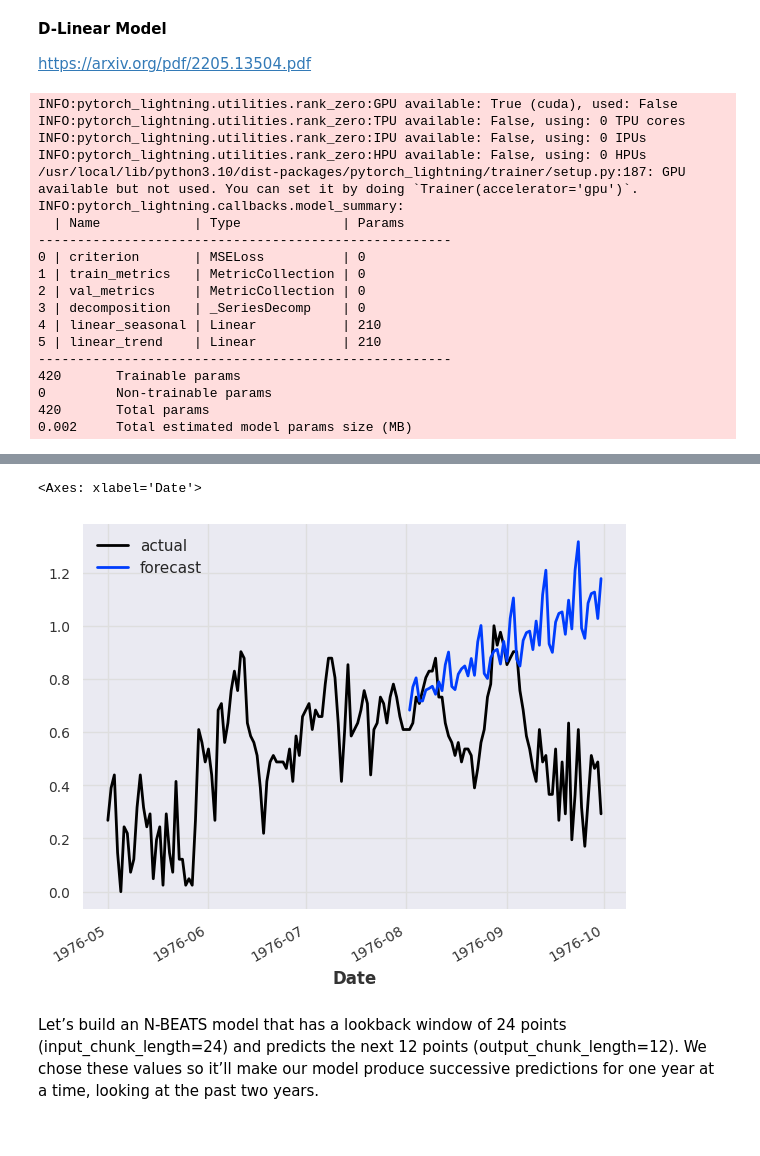
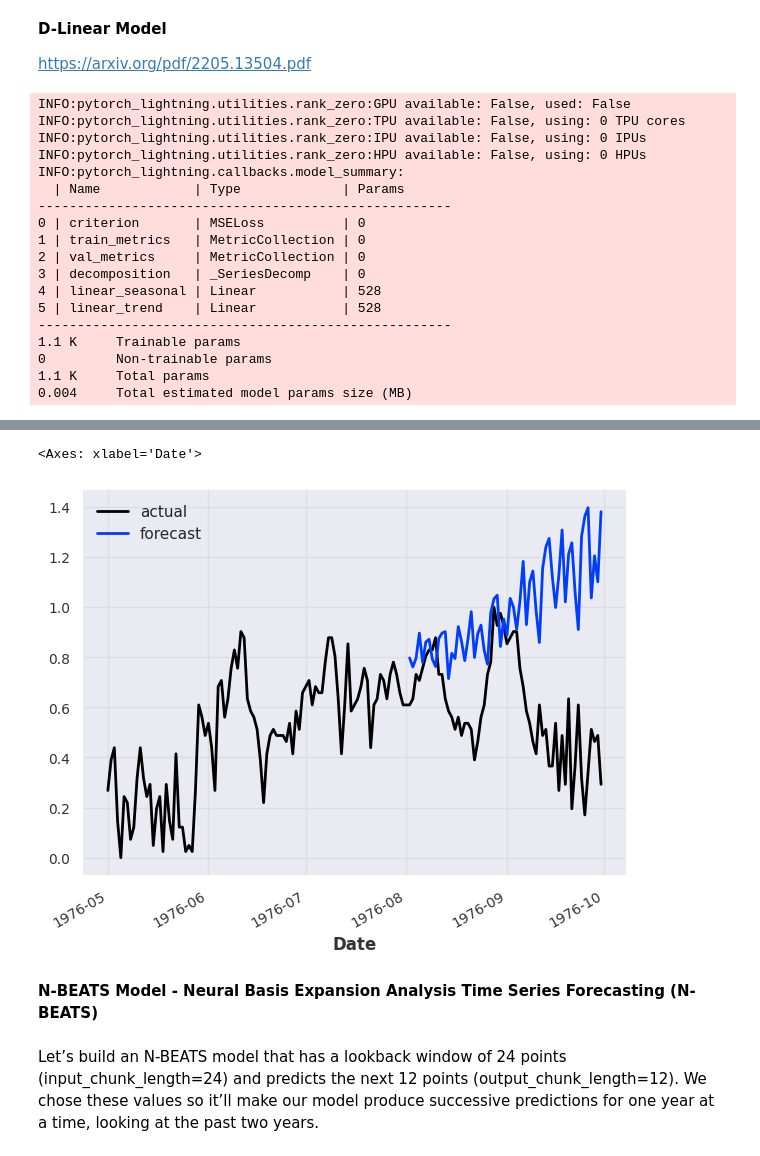
Before and after one commit to myconcordia/A2I2, a Jupyter notebook: Darts_AirQuality.ipynb, the cells around one changed output, grey strips where cells are left out. Cells and saved outputs as stored; diff of their text form; code cells hidden in the pictures.

```diff
--- a/Darts_AirQuality.ipynb
+++ b/Darts_AirQuality.ipynb
@@ -777,0 +933,14 @@ from darts.models import (
+# %%
+# define random forest model
+model = RandomForest(lags=32, output_chunk_length=12, n_estimators=100, criterion="absolute_error")
+
+# fit ARIMA model
+model.fit(train)
+
+# predict the next 60 instances (n=horizon)
+pred = model.predict(n=60)
+
+# plot the actual data
+series.plot(label="actual")
+# overlay the actual data with the predictions
+pred.plot(label="forecast")
@@ -778,5 +952,5 @@ from darts.models import (
 # %%
-model = XGBModel(lags=7, #  number of lagged target values used to predict the next time step
+model = XGBModel(lags=6, #  number of lagged target values used to predict the next time step
                  n_estimators=100, # number of trees in the model
                 max_depth=6) # maximum depth of the tree - used to control overfitting, too deep and noise of the data will be learned
 
@@ -798,12 +972,15 @@ pred.plot(label="forecast")
 # %%
-from os import preadv
-model = XGBModel(lags=80)
+# optionally, use some future covariates; e.g. the value of the day encoded as a sine and cosine series
+future_cov = datetime_attribute_timeseries(series, "day", cyclic=True, add_length=6)
 
-# fit the xgb model
-model.fit(train)
+#Define the RNN model (“RNN”, “LSTM” or “GRU”))
+model = RNNModel(model="RNN", input_chunk_length=6, training_length=24, n_epochs=50)
+
+#Fit the RNN model
+model.fit(train, future_covariates=future_cov)
 
 # predict the next 60 instances (n=horizon)
-pred = model.predict(n=60)
+pred = model.predict(n=60, future_covariates=future_cov)
 
 # plot the actual data
 series.plot(label="actual")
@@ -818,8 +1017,8 @@ pred.plot(label="forecast")
 https://arxiv.org/pdf/2205.13504.pdf
 # %%
 model = DLinearModel(
-    input_chunk_length=20,
-    output_chunk_length=10,
+    input_chunk_length=32,
+    output_chunk_length=16,
     n_epochs=50,
     random_state=0,
     **generate_torch_kwargs()
@@ -836,11 +1035,10 @@ series.plot(label="actual")
 # overlay the actual data with the predictions
 pred.plot(label="forecast")
 # %% [output]
-INFO:pytorch_lightning.utilities.rank_zero:GPU available: True (cuda), used: False
+INFO:pytorch_lightning.utilities.rank_zero:GPU available: False, used: False
 INFO:pytorch_lightning.utilities.rank_zero:TPU available: False, using: 0 TPU cores
 INFO:pytorch_lightning.utilities.rank_zero:IPU available: False, using: 0 IPUs
 INFO:pytorch_lightning.utilities.rank_zero:HPU available: False, using: 0 HPUs
-/usr/local/lib/python3.10/dist-packages/pytorch_lightning/trainer/setup.py:187: GPU available but not used. You can set it by doing `Trainer(accelerator='gpu')`.
 INFO:pytorch_lightning.callbacks.model_summary:
   | Name            | Type             | Params
 -----------------------------------------------------
@@ -848,11 +1046,11 @@ INFO:pytorch_lightning.callbacks.model_summary:
 1 | train_metrics   | MetricCollection | 0
 2 | val_metrics     | MetricCollection | 0
 3 | decomposition   | _SeriesDecomp    | 0
-4 | linear_seasonal | Linear           | 210
-5 | linear_trend    | Linear           | 210
+4 | linear_seasonal | Linear           | 528
+5 | linear_trend    | Linear           | 528
 -----------------------------------------------------
-420       Trainable params
+1.1 K     Trainable params
 0         Non-trainable params
-420       Total params
-0.002     Total estimated model params size (MB)
+1.1 K     Total params
+0.004     Total estimated model params size (MB)
 INFO:pytorch_lightning.utilities.rank_zero:`Trainer.fit` stopped: `max_epochs=50` reached.
@@ -864,5 +1061,7 @@ INFO:pytorch_lightning.utilities.rank_zero:HPU available: False, using: 0 HPUs
 <Axes: xlabel='Date'>
-[figure, old version]
+[figure, new version]
+# %% [markdown]
+**N-BEATS Model - Neural Basis Expansion Analysis Time Series Forecasting (N-BEATS)**
 # %% [markdown]
 Let’s build an N-BEATS model that has a lookback window of 24 points (input_chunk_length=24) and predicts the next 12 points (output_chunk_length=12). We chose these values so it’ll make our model produce successive predictions for one year at a time, looking at the past two years.
 # %%
```
Also changed, not shown: parts of 38 cells of this notebook.
